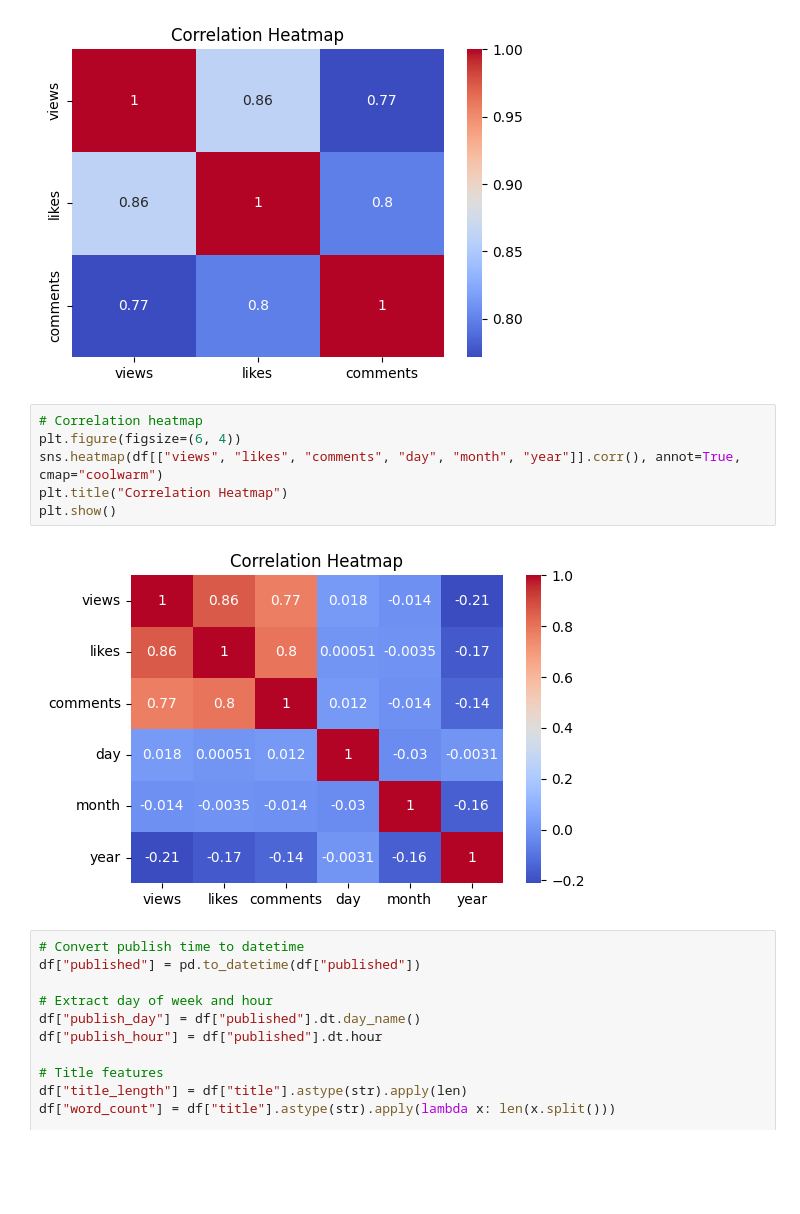
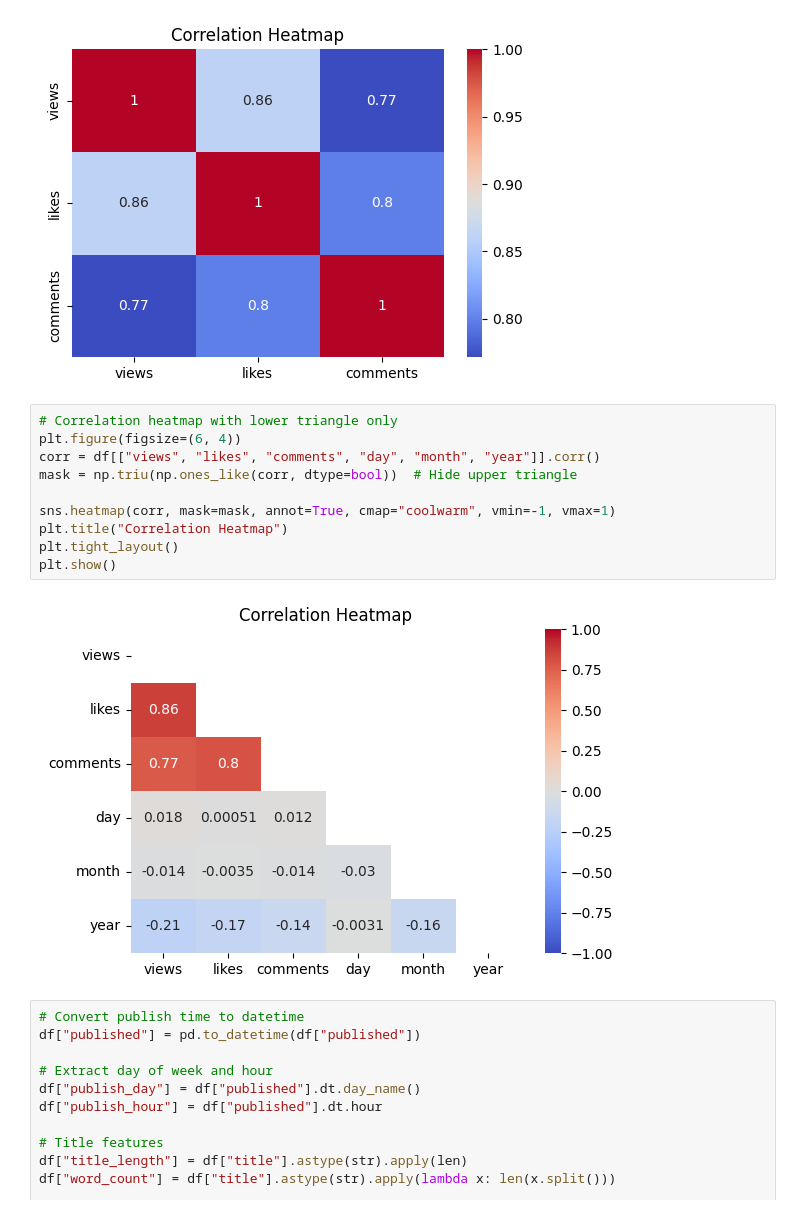
Before and after one commit to Chutacos/CapstoneProject, a Jupyter notebook: eda_and_preprocessing.ipynb, the cells around one changed output. Drawn from its saved outputs; the diff is of its cells as text; blank space fills up the shorter version.

Commit message:
Updated correlation heatmap to lower triangle format

```diff
--- a/eda_and_preprocessing.ipynb
+++ b/eda_and_preprocessing.ipynb
@@ -178,13 +179,17 @@ plt.show()
 # %% [output]
 [figure]
 # %%
-# Correlation heatmap
+# Correlation heatmap with lower triangle only
 plt.figure(figsize=(6, 4))
-sns.heatmap(df[["views", "likes", "comments", "day", "month", "year"]].corr(), annot=True, cmap="coolwarm")
+corr = df[["views", "likes", "comments", "day", "month", "year"]].corr()
+mask = np.triu(np.ones_like(corr, dtype=bool))  # Hide upper triangle
+
+sns.heatmap(corr, mask=mask, annot=True, cmap="coolwarm", vmin=-1, vmax=1)
 plt.title("Correlation Heatmap")
+plt.tight_layout()
 plt.show()
 # %% [output]
-[figure, old version]
+[figure, new version]
 # %%
 # Convert publish time to datetime
 df["published"] = pd.to_datetime(df["published"])
```
Also changed, not shown: parts of 2 cells of this notebook, 2 other files.
